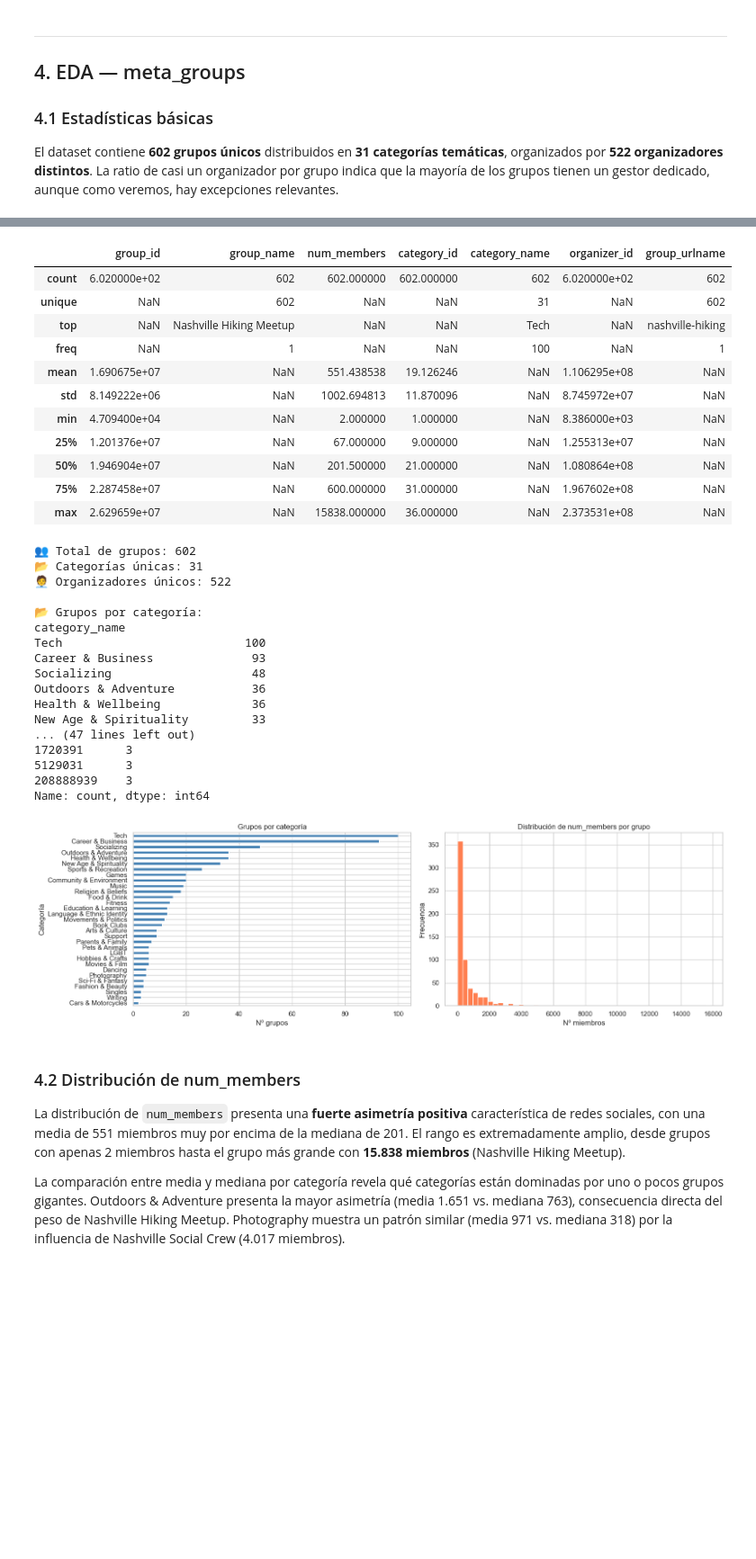
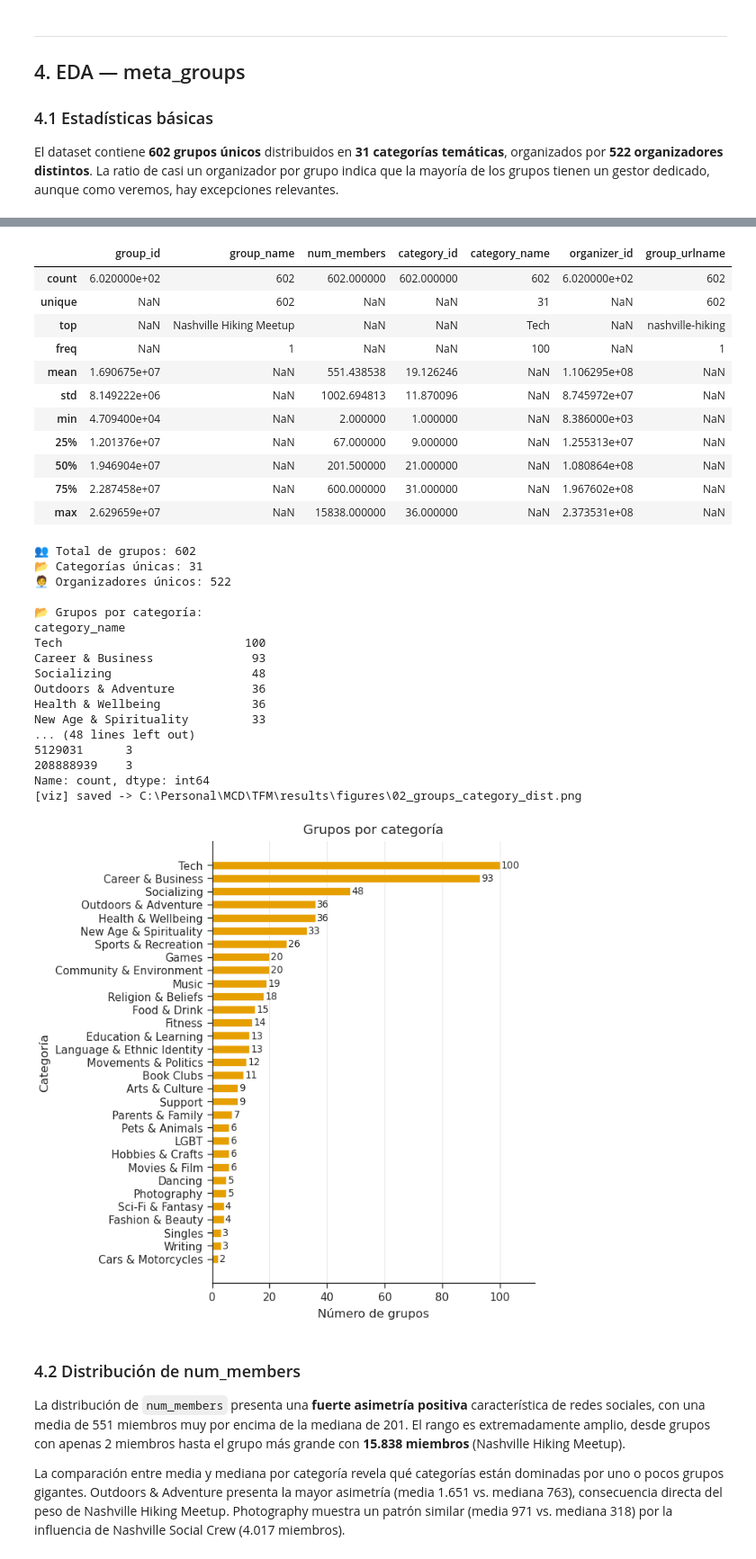
Before and after one commit to rosique3/Graph-Anomaly-Detection, a Jupyter notebook: notebooks/02_eda_metadata.ipynb, the cells around one changed output, grey strips where cells are left out. Shown at 90% size. Cells and saved outputs as stored; diff of their text form; code cells hidden in the pictures; blank space fills up the shorter version.

```diff
--- a/notebooks/02_eda_metadata.ipynb
+++ b/notebooks/02_eda_metadata.ipynb
@@ -9,6 +9,9 @@ Este notebook realiza el análisis exploratorio de los tres ficheros de metadato
 El objetivo es identificar patrones, distribuciones y candidatos a anomalía que orienten tanto el feature engineering como la interpretación de los resultados del GAE.
 # %%
 import os
+import sys
+sys.path.insert(0, '..')
+
 import numpy as np
 import pandas as pd
 import matplotlib.pyplot as plt
@@ -17,8 +20,12 @@ import seaborn as sns
 import geopandas as gpd
 from matplotlib.patches import FancyArrowPatch
 
-sns.set_theme(style="whitegrid")
-plt.rcParams["figure.figsize"] = (12, 5)
+from src.utils.visualization import (
+    apply_theme, polish, save_figure,
+    PALETTE, CAT_COLORS, CMAP_SEQ, CMAP_HEAT, FS, FONT,
+)
+
+apply_theme()
 # %% [markdown]
 ## 1. Carga de datos
 
@@ -562,7 +604,7 @@ display(meta_groups.describe(include="all"))
 
 print(f"\n👥 Total de grupos: {meta_groups['group_id'].nunique()}")
 print(f"📂 Categorías únicas: {meta_groups['category_id'].nunique()}")
-print(f"🧑‍💼 Organizadores únicos: {meta_groups['organizer_id'].nunique()}")
+print(f"🧑\u200d💼 Organizadores únicos: {meta_groups['organizer_id'].nunique()}")
 
 # Distribución por categoría
 cat_counts = meta_groups['category_name'].value_counts()
@@ -574,59 +616,59 @@ print(meta_groups['num_members'].describe())
 
 # Organizadores con más de un grupo
 org_counts = meta_groups['organizer_id'].value_counts()
-print(f"\n🧑‍💼 Organizadores con más de 1 grupo: {(org_counts > 1).sum()}")
+print(f"\n🧑\u200d💼 Organizadores con más de 1 grupo: {(org_counts > 1).sum()}")
 print(org_counts[org_counts > 1].head(10))
 
 # Visualización
-fig, axes = plt.subplots(1, 2, figsize=(16, 5))
+fig, ax = plt.subplots(figsize=(6, 6))  # más alto para dar espacio entre barras
 
-# Grupos por categoría → horizontal
-cat_counts.plot(kind='barh', ax=axes[0], color='steelblue')
-axes[0].set_title('Grupos por categoría')
-axes[0].set_ylabel('Categoría')
-axes[0].set_xlabel('Nº grupos')
-axes[0].invert_yaxis()  # la categoría más frecuente arriba
+ax.barh(cat_counts.index, cat_counts.values, color=PALETTE["G"], height=0.6)
+ax.invert_yaxis()
 
-# Distribución de num_members
-meta_groups['num_members'].plot(kind='hist', bins=50, ax=axes[1], color='coral')
-axes[1].set_title('Distribución de num_members por grupo')
-axes[1].set_xlabel('Nº miembros')
-axes[1].set_ylabel('Frecuencia')
+for i, (val, cat) in enumerate(zip(cat_counts.values, cat_counts.index)):
+    ax.text(val + 0.5, i, str(val), va="center", fontsize=FONT["annotation"])
+
+ax.set_xlim(0, cat_counts.max() * 1.12)  # margen para las etiquetas
+ax.set_title("Grupos por categoría")
+ax.set_xlabel("Número de grupos")
+ax.set_ylabel("Categoría")
+polish(ax, grid_axis="x")
 
 plt.tight_layout()
+save_figure(fig, "02_groups_category_dist.png")
 plt.show()
 # %% [output]
 📊 Estadísticas descriptivas - meta_groups
 |  | group_id | group_name | num_members | category_id | category_name | organizer_id | group_urlname |
 | count | 6.020000e+02 | 602 | 602.000000 | 602.000000 | 602 | 6.020000e+02 | 602 |
 | unique | NaN | 602 | NaN | NaN | 31 | NaN | 602 |
 | top | NaN | Nashville Hiking Meetup | NaN | NaN | Tech | NaN | nashville-hiking |
 | freq | NaN | 1 | NaN | NaN | 100 | NaN | 1 |
 | mean | 1.690675e+07 | NaN | 551.438538 | 19.126246 | NaN | 1.106295e+08 | NaN |
 | std | 8.149222e+06 | NaN | 1002.694813 | 11.870096 | NaN | 8.745972e+07 | NaN |
 | min | 4.709400e+04 | NaN | 2.000000 | 1.000000 | NaN | 8.386000e+03 | NaN |
 | 25% | 1.201376e+07 | NaN | 67.000000 | 9.000000 | NaN | 1.255313e+07 | NaN |
 | 50% | 1.946904e+07 | NaN | 201.500000 | 21.000000 | NaN | 1.080864e+08 | NaN |
 | 75% | 2.287458e+07 | NaN | 600.000000 | 31.000000 | NaN | 1.967602e+08 | NaN |
 | max | 2.629659e+07 | NaN | 15838.000000 | 36.000000 | NaN | 2.373531e+08 | NaN |
 👥 Total de grupos: 602
 📂 Categorías únicas: 31
 🧑‍💼 Organizadores únicos: 522
 
 📂 Grupos por categoría:
 category_name
 Tech                          100
 Career & Business              93
 Socializing                    48
 Outdoors & Adventure           36
 Health & Wellbeing             36
 New Age & Spirituality         33
-... (47 lines left out)
-1720391      3
+... (48 lines left out)
 5129031      3
 208888939    3
 Name: count, dtype: int64
+[viz] saved -> C:\Personal\MCD\TFM\results\figures\02_groups_category_dist.png
-[figure, old version]
+[figure, new version]
 # %% [markdown]
 ### 4.2 Distribución de num_members
 
```
Also changed, not shown: parts of 14 cells of this notebook, 28 other files.
